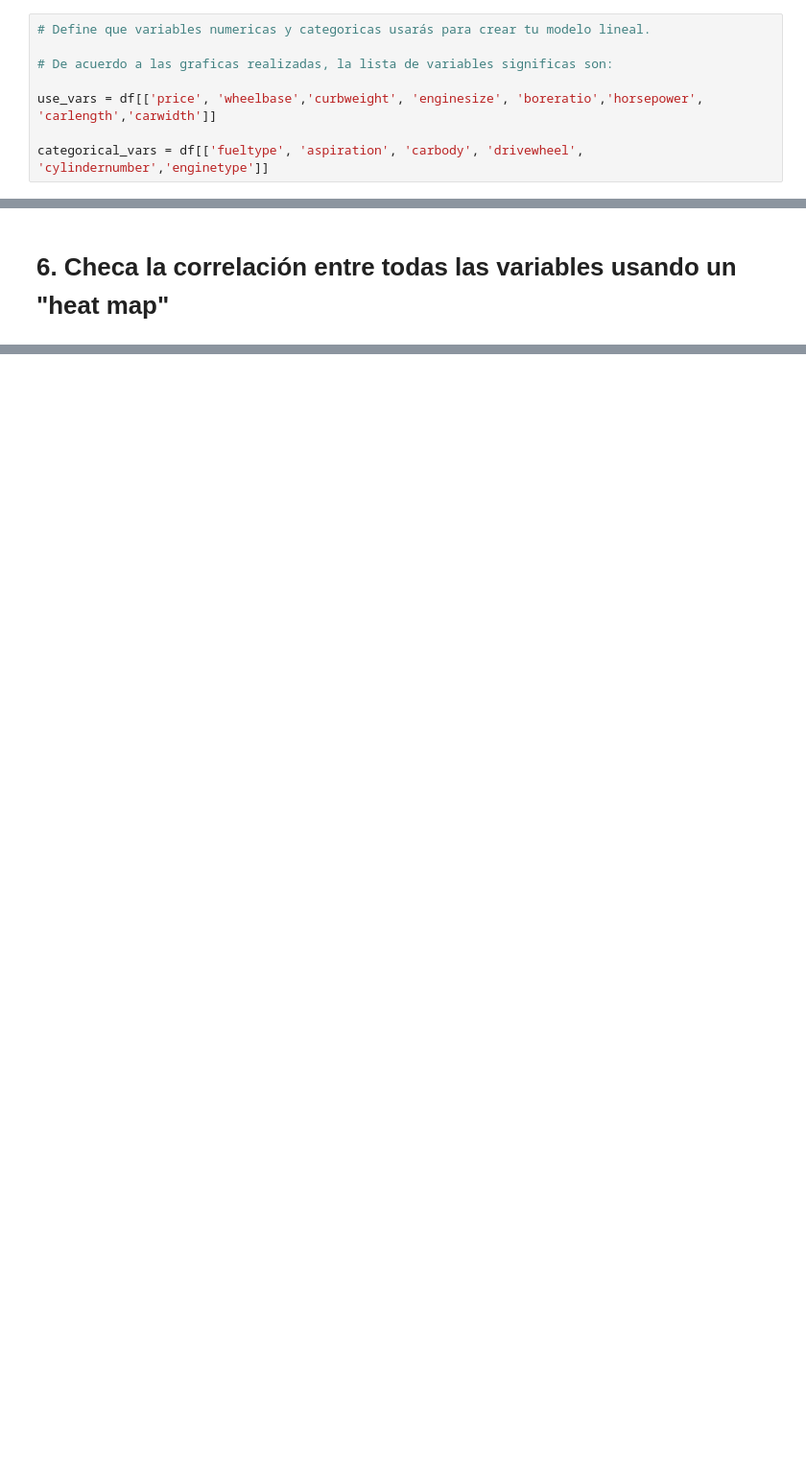
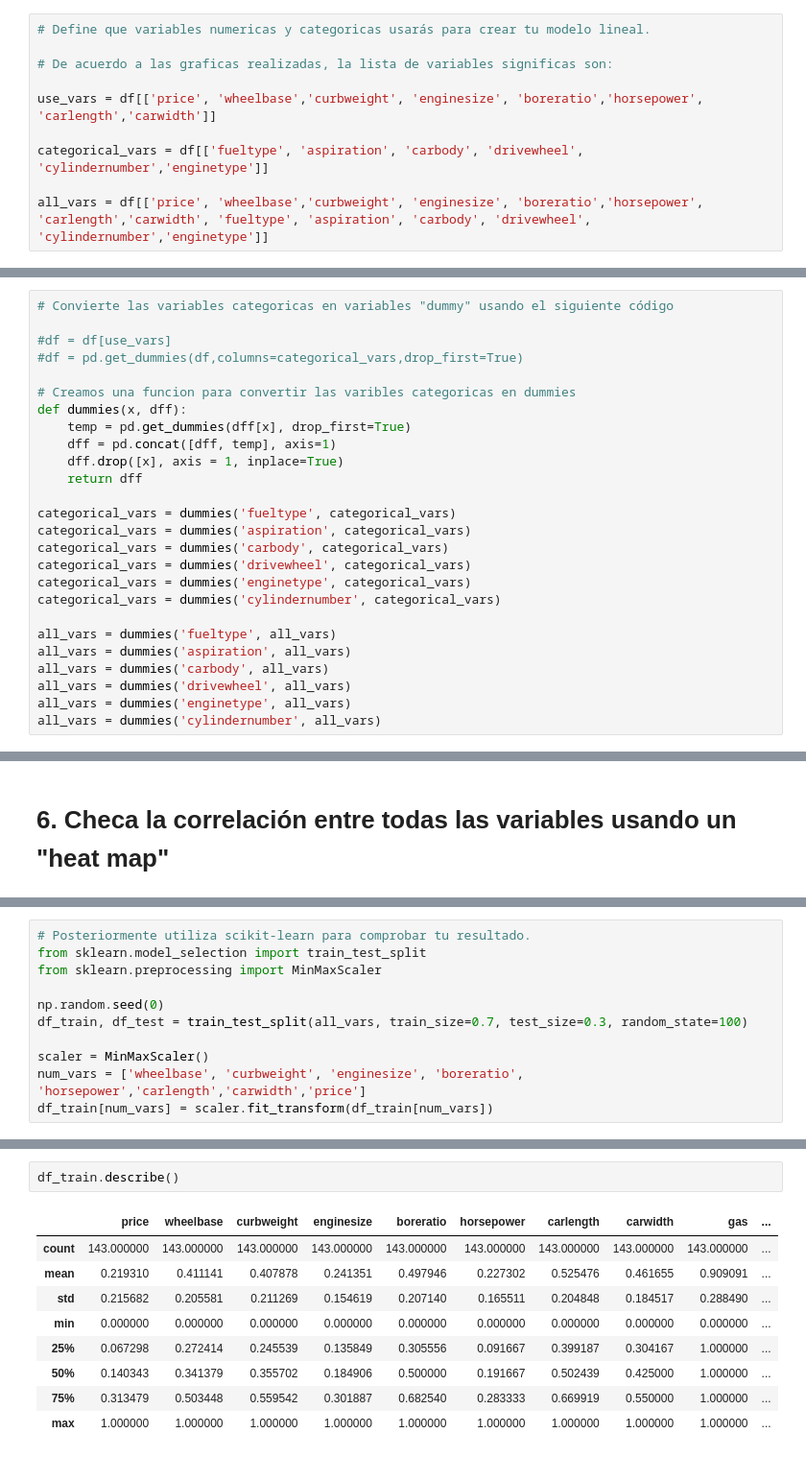
Before and after one commit to DCI-alxogm/ml2023-DPM2310, a Jupyter notebook: Sep8-9/Ejercicio9Sep.ipynb, the cells around one changed output, grey strips where cells are left out. Shown at 96% size. Drawn from its saved outputs; the diff is of its cells as text; blank space fills up the shorter version.

```diff
--- a/Sep8-9/Ejercicio9Sep.ipynb
+++ b/Sep8-9/Ejercicio9Sep.ipynb
@@ -310,3 +312,5 @@ pp('wheelbase', 'citympg', 'highwaympg')
 use_vars = df[['price', 'wheelbase','curbweight', 'enginesize', 'boreratio','horsepower', 'carlength','carwidth']]
 
 categorical_vars = df[['fueltype', 'aspiration', 'carbody', 'drivewheel', 'cylindernumber','enginetype']]
+
+all_vars = df[['price', 'wheelbase','curbweight', 'enginesize', 'boreratio','horsepower', 'carlength','carwidth', 'fueltype', 'aspiration', 'carbody', 'drivewheel', 'cylindernumber','enginetype']]
@@ -339,0 +346,26 @@ ValueError: ignored
+# %%
+# Convierte las variables categoricas en variables "dummy" usando el siguiente código
+
+#df = df[use_vars]
+#df = pd.get_dummies(df,columns=categorical_vars,drop_first=True)
+
+# Creamos una funcion para convertir las varibles categoricas en dummies
+def dummies(x, dff):
+    temp = pd.get_dummies(dff[x], drop_first=True)
+    dff = pd.concat([dff, temp], axis=1)
+    dff.drop([x], axis = 1, inplace=True)
+    return dff
+
+categorical_vars = dummies('fueltype', categorical_vars)
+categorical_vars = dummies('aspiration', categorical_vars)
+categorical_vars = dummies('carbody', categorical_vars)
+categorical_vars = dummies('drivewheel', categorical_vars)
+categorical_vars = dummies('enginetype', categorical_vars)
+categorical_vars = dummies('cylindernumber', categorical_vars)
+
+all_vars = dummies('fueltype', all_vars)
+all_vars = dummies('aspiration', all_vars)
+all_vars = dummies('carbody', all_vars)
+all_vars = dummies('drivewheel', all_vars)
+all_vars = dummies('enginetype', all_vars)
+all_vars = dummies('cylindernumber', all_vars)
@@ -354,0 +462,11 @@ sns.heatmap(df.corr(),annot=True)
+# %%
+# Posteriormente utiliza scikit-learn para comprobar tu resultado.
+from sklearn.model_selection import train_test_split
+from sklearn.preprocessing import MinMaxScaler
+
+np.random.seed(0)
+df_train, df_test = train_test_split(all_vars, train_size=0.7, test_size=0.3, random_state=100)
+
+scaler = MinMaxScaler()
+num_vars = ['wheelbase', 'curbweight', 'enginesize', 'boreratio', 'horsepower','carlength','carwidth','price']
+df_train[num_vars] = scaler.fit_transform(df_train[num_vars])
@@ -354,0 +483,12 @@ sns.heatmap(df.corr(),annot=True)
+# %%
+df_train.describe()
+# %% [output]
+|  | price | wheelbase | curbweight | enginesize | boreratio | horsepower | carlength | carwidth | gas | ... |
+| count | 143.000000 | 143.000000 | 143.000000 | 143.000000 | 143.000000 | 143.000000 | 143.000000 | 143.000000 | 143.000000 | ... |
+| mean | 0.219310 | 0.411141 | 0.407878 | 0.241351 | 0.497946 | 0.227302 | 0.525476 | 0.461655 | 0.909091 | ... |
+| std | 0.215682 | 0.205581 | 0.211269 | 0.154619 | 0.207140 | 0.165511 | 0.204848 | 0.184517 | 0.288490 | ... |
+| min | 0.000000 | 0.000000 | 0.000000 | 0.000000 | 0.000000 | 0.000000 | 0.000000 | 0.000000 | 0.000000 | ... |
+| 25% | 0.067298 | 0.272414 | 0.245539 | 0.135849 | 0.305556 | 0.091667 | 0.399187 | 0.304167 | 1.000000 | ... |
+| 50% | 0.140343 | 0.341379 | 0.355702 | 0.184906 | 0.500000 | 0.191667 | 0.502439 | 0.425000 | 1.000000 | ... |
+| 75% | 0.313479 | 0.503448 | 0.559542 | 0.301887 | 0.682540 | 0.283333 | 0.669919 | 0.550000 | 1.000000 | ... |
+| max | 1.000000 | 1.000000 | 1.000000 | 1.000000 | 1.000000 | 1.000000 | 1.000000 | 1.000000 | 1.000000 | ... |
```
Also changed, not shown: parts of 13 cells of this notebook.
